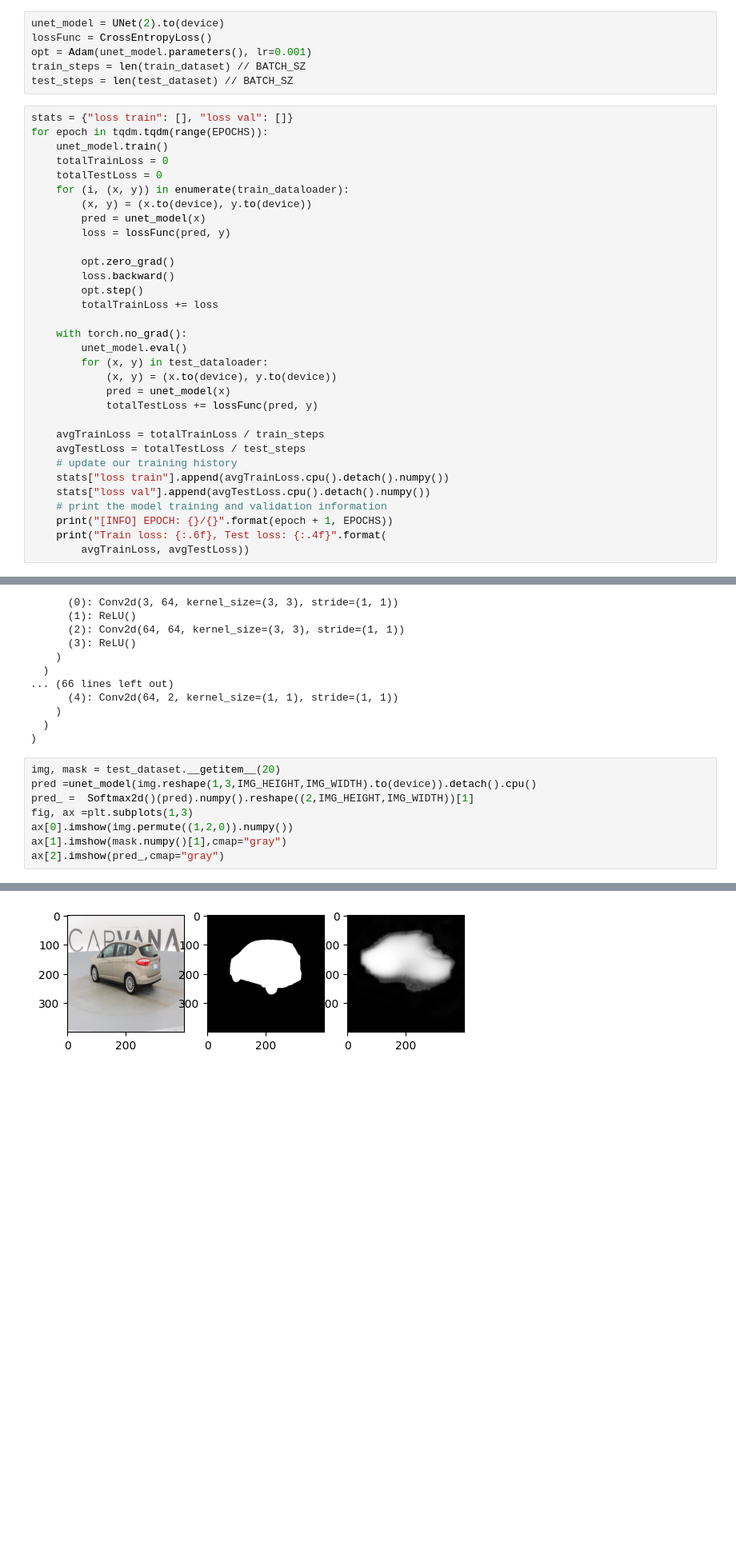
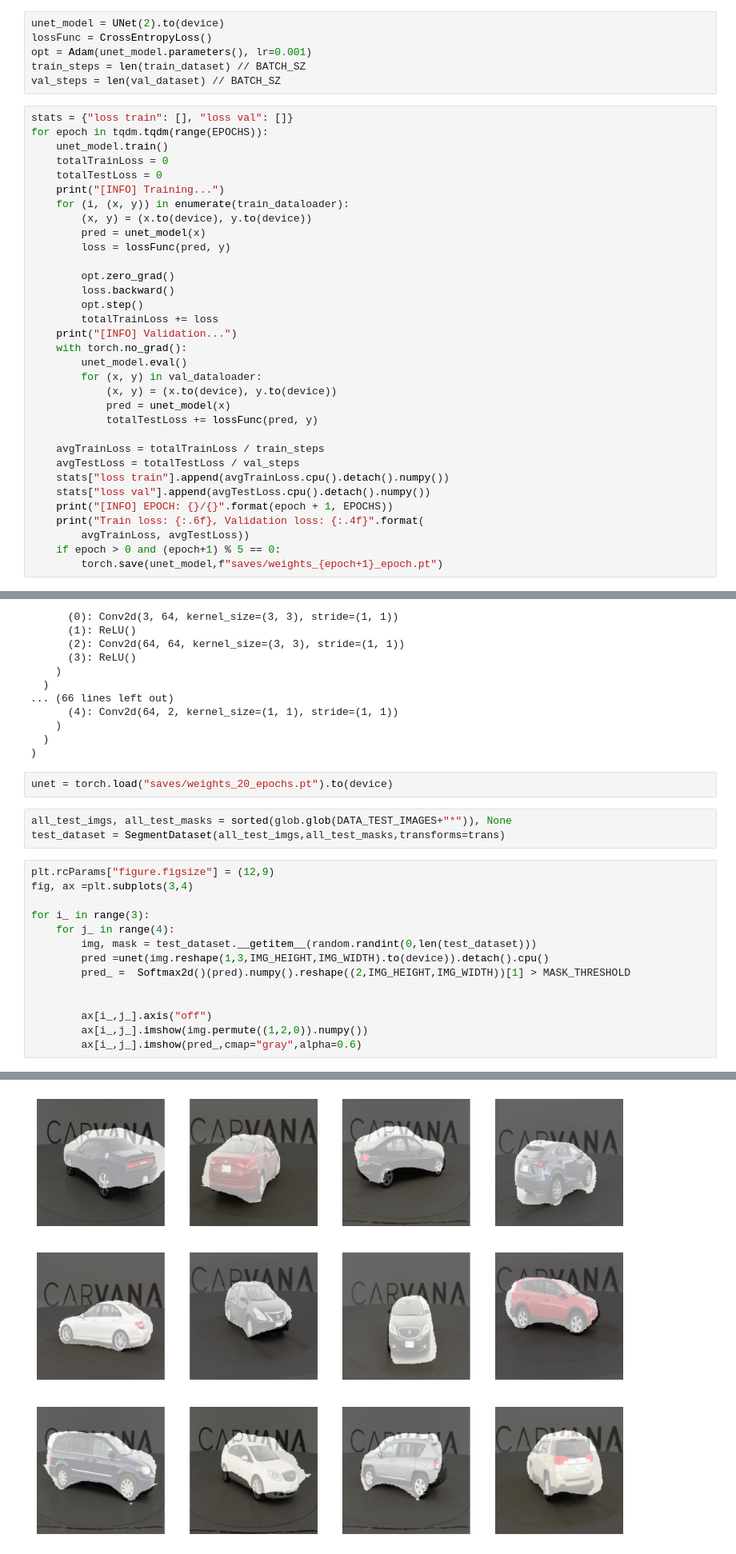
Before and after one commit to diuzhevVlad/UNet, a Jupyter notebook: demo.ipynb, the cells around one changed output, grey strips where cells are left out. Shown at 80% size. Saved outputs shown, nothing was run; the diff lists cells and outputs as text; blank space fills up the shorter version.

Commit message:
Requirements added. Demo alpha version.

```diff
--- a/demo.ipynb
+++ b/demo.ipynb
@@ -44,13 +44,14 @@ unet_model = UNet(2).to(device)
 lossFunc = CrossEntropyLoss()
 opt = Adam(unet_model.parameters(), lr=0.001)
 train_steps = len(train_dataset) // BATCH_SZ
-test_steps = len(test_dataset) // BATCH_SZ
+val_steps = len(val_dataset) // BATCH_SZ
 # %%
 stats = {"loss train": [], "loss val": []}
 for epoch in tqdm.tqdm(range(EPOCHS)):
 	unet_model.train()
 	totalTrainLoss = 0
 	totalTestLoss = 0
+	print("[INFO] Training...")
 	for (i, (x, y)) in enumerate(train_dataloader):
 		(x, y) = (x.to(device), y.to(device))
 		pred = unet_model(x)
@@ -60,21 +61,21 @@ for epoch in tqdm.tqdm(range(EPOCHS)):
 		loss.backward()
 		opt.step()
 		totalTrainLoss += loss
-
+	print("[INFO] Validation...")
 	with torch.no_grad():
 		unet_model.eval()
-		for (x, y) in test_dataloader:
+		for (x, y) in val_dataloader:
 			(x, y) = (x.to(device), y.to(device))
 			pred = unet_model(x)
 			totalTestLoss += lossFunc(pred, y)
 
 	avgTrainLoss = totalTrainLoss / train_steps
-	avgTestLoss = totalTestLoss / test_steps
-	# update our training history
+	avgTestLoss = totalTestLoss / val_steps
 	stats["loss train"].append(avgTrainLoss.cpu().detach().numpy())
 	stats["loss val"].append(avgTestLoss.cpu().detach().numpy())
-	# print the model training and validation information
 	print("[INFO] EPOCH: {}/{}".format(epoch + 1, EPOCHS))
-	print("Train loss: {:.6f}, Test loss: {:.4f}".format(
+	print("Train loss: {:.6f}, Validation loss: {:.4f}".format(
 		avgTrainLoss, avgTestLoss))
+	if epoch > 0 and (epoch+1) % 5 == 0:
+		torch.save(unet_model,f"saves/weights_{epoch+1}_epoch.pt")
 # %% [output]
@@ -113,12 +156,23 @@ UNet(
     )
   )
 )
+# %%
+unet = torch.load("saves/weights_20_epochs.pt").to(device)
+# %%
+all_test_imgs, all_test_masks = sorted(glob.glob(DATA_TEST_IMAGES+"*")), None
+test_dataset = SegmentDataset(all_test_imgs,all_test_masks,transforms=trans)
 # %%
-img, mask = test_dataset.__getitem__(20)
-pred =unet_model(img.reshape(1,3,IMG_HEIGHT,IMG_WIDTH).to(device)).detach().cpu()
-pred_ =  Softmax2d()(pred).numpy().reshape((2,IMG_HEIGHT,IMG_WIDTH))[1]
-fig, ax =plt.subplots(1,3)
-ax[0].imshow(img.permute((1,2,0)).numpy())
-ax[1].imshow(mask.numpy()[1],cmap="gray")
-ax[2].imshow(pred_,cmap="gray")
+plt.rcParams["figure.figsize"] = (12,9)
+fig, ax =plt.subplots(3,4)
+
+for i_ in range(3):
+	for j_ in range(4):
+		img, mask = test_dataset.__getitem__(random.randint(0,len(test_dataset)))
+		pred =unet(img.reshape(1,3,IMG_HEIGHT,IMG_WIDTH).to(device)).detach().cpu()
+		pred_ =  Softmax2d()(pred).numpy().reshape((2,IMG_HEIGHT,IMG_WIDTH))[1] > MASK_THRESHOLD
+
+
+		ax[i_,j_].axis("off")
+		ax[i_,j_].imshow(img.permute((1,2,0)).numpy())
+		ax[i_,j_].imshow(pred_,cmap="gray",alpha=0.6)
 # %% [output]
@@ -126 +179 @@ ax[2].imshow(pred_,cmap="gray")
-[figure, old version]
+[figure, new version]
```
Also changed, not shown: parts of 11 cells of this notebook, 3 other files.
